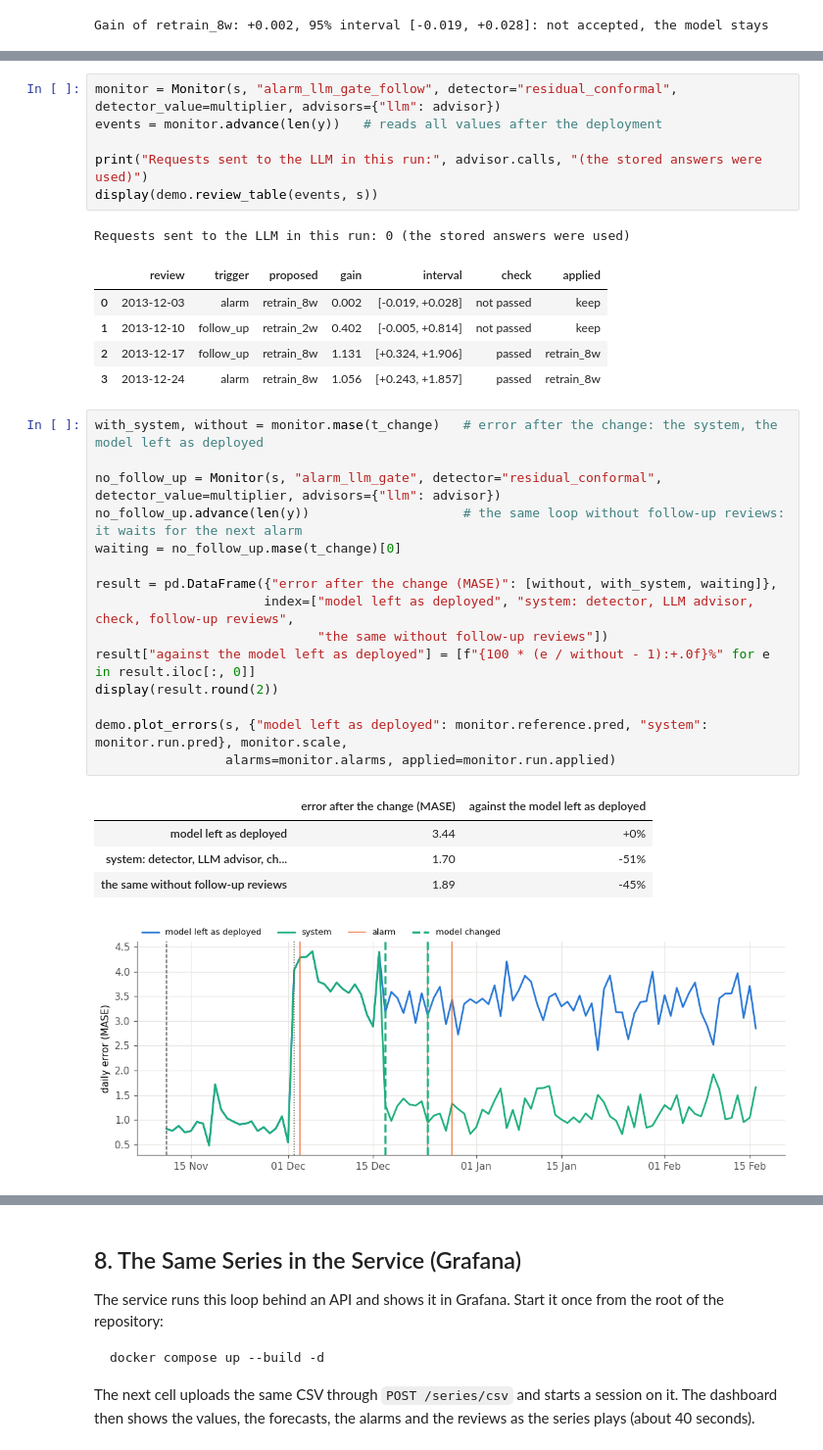
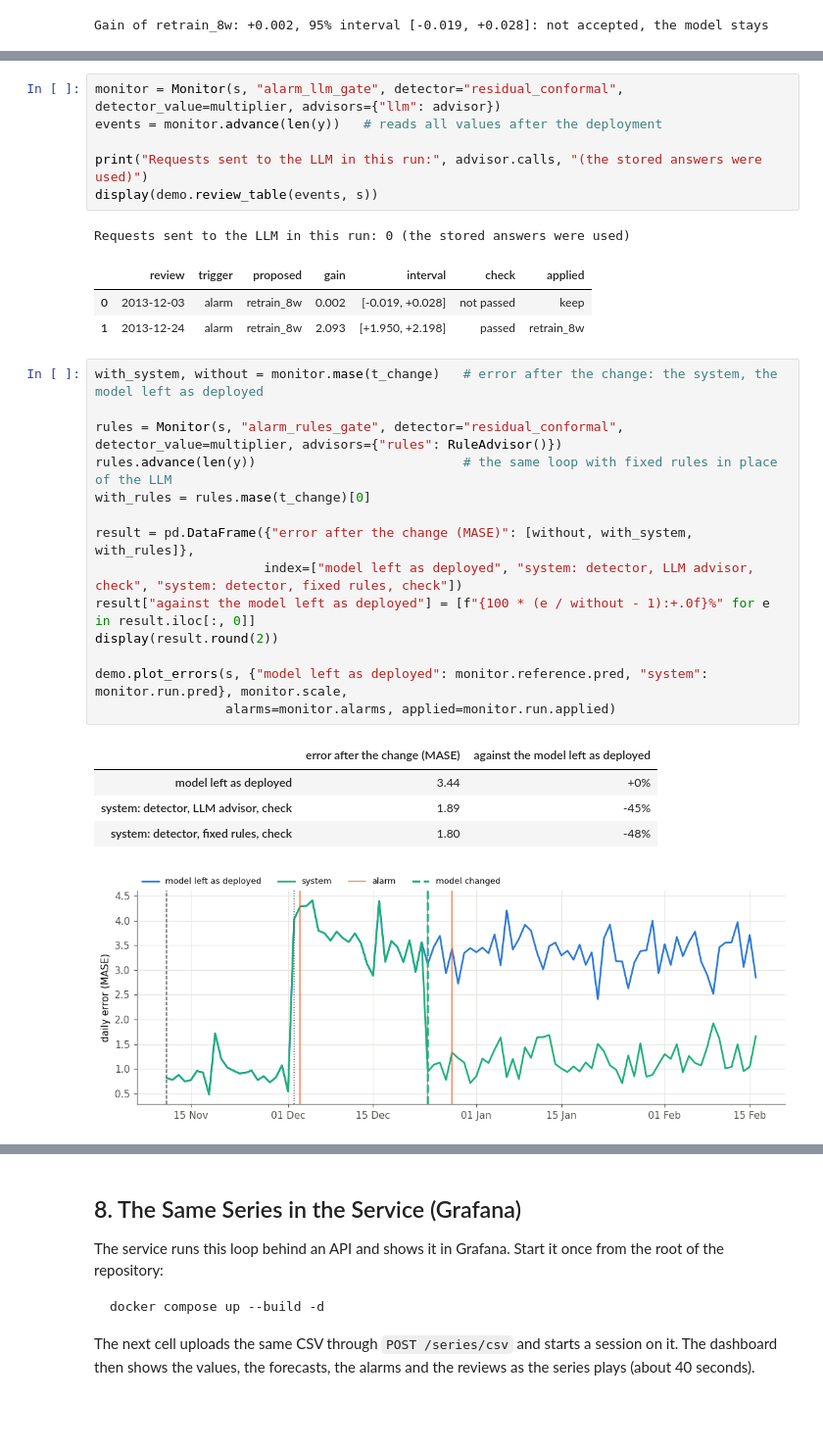
Before and after one commit to ElizPery/seasonality-drift-llm-backtest, a Jupyter notebook: notebooks/demo_one_series.ipynb, the cells around one changed output, grey strips where cells are left out. Shown at 98% size. Drawn from its saved outputs; the diff is of its cells as text; blank space fills up the shorter version.

Commit message:
Demo back to alarm_llm_gate, a strategy of the experiments; follow-up reviews stay an option of the service

```diff
--- a/notebooks/demo_one_series.ipynb
+++ b/notebooks/demo_one_series.ipynb
@@ -182,5 +184,5 @@ On 10 December the gain is already visible, but its interval still reaches below
 # %%
-monitor = Monitor(s, "alarm_llm_gate_follow", detector="residual_conformal", detector_value=multiplier, advisors={"llm": advisor})
+monitor = Monitor(s, "alarm_llm_gate", detector="residual_conformal", detector_value=multiplier, advisors={"llm": advisor})
 events = monitor.advance(len(y))   # reads all values after the deployment
 
 print("Requests sent to the LLM in this run:", advisor.calls, "(the stored answers were used)")
@@ -189,27 +191,24 @@ display(demo.review_table(events, s))
 Requests sent to the LLM in this run: 0 (the stored answers were used)
 |  | review | trigger | proposed | gain | interval | check | applied |
 | 0 | 2013-12-03 | alarm | retrain_8w | 0.002 | [-0.019, +0.028] | not passed | keep |
-| 1 | 2013-12-10 | follow_up | retrain_2w | 0.402 | [-0.005, +0.814] | not passed | keep |
-| 2 | 2013-12-17 | follow_up | retrain_8w | 1.131 | [+0.324, +1.906] | passed | retrain_8w |
-| 3 | 2013-12-24 | alarm | retrain_8w | 1.056 | [+0.243, +1.857] | passed | retrain_8w |
+| 1 | 2013-12-24 | alarm | retrain_8w | 2.093 | [+1.950, +2.198] | passed | retrain_8w |
 # %%
 with_system, without = monitor.mase(t_change)   # error after the change: the system, the model left as deployed
 
-no_follow_up = Monitor(s, "alarm_llm_gate", detector="residual_conformal", detector_value=multiplier, advisors={"llm": advisor})
-no_follow_up.advance(len(y))                    # the same loop without follow-up reviews: it waits for the next alarm
-waiting = no_follow_up.mase(t_change)[0]
+rules = Monitor(s, "alarm_rules_gate", detector="residual_conformal", detector_value=multiplier, advisors={"rules": RuleAdvisor()})
+rules.advance(len(y))                           # the same loop with fixed rules in place of the LLM
+with_rules = rules.mase(t_change)[0]
 
-result = pd.DataFrame({"error after the change (MASE)": [without, with_system, waiting]},
-                      index=["model left as deployed", "system: detector, LLM advisor, check, follow-up reviews",
-                             "the same without follow-up reviews"])
+result = pd.DataFrame({"error after the change (MASE)": [without, with_system, with_rules]},
+                      index=["model left as deployed", "system: detector, LLM advisor, check", "system: detector, fixed rules, check"])
 result["against the model left as deployed"] = [f"{100 * (e / without - 1):+.0f}%" for e in result.iloc[:, 0]]
 display(result.round(2))
 
 demo.plot_errors(s, {"model left as deployed": monitor.reference.pred, "system": monitor.run.pred}, monitor.scale,
                  alarms=monitor.alarms, applied=monitor.run.applied)
 # %% [output]
 |  | error after the change (MASE) | against the model left as deployed |
 | model left as deployed | 3.44 | +0% |
-| system: detector, LLM advisor, ch... | 1.70 | -51% |
-| the same without follow-up reviews | 1.89 | -45% |
+| system: detector, LLM advisor, check | 1.89 | -45% |
+| system: detector, fixed rules, check | 1.80 | -48% |
-[figure, old version]
+[figure, new version]
```
Also changed, not shown: parts of 12 cells of this notebook, 6 other files.
